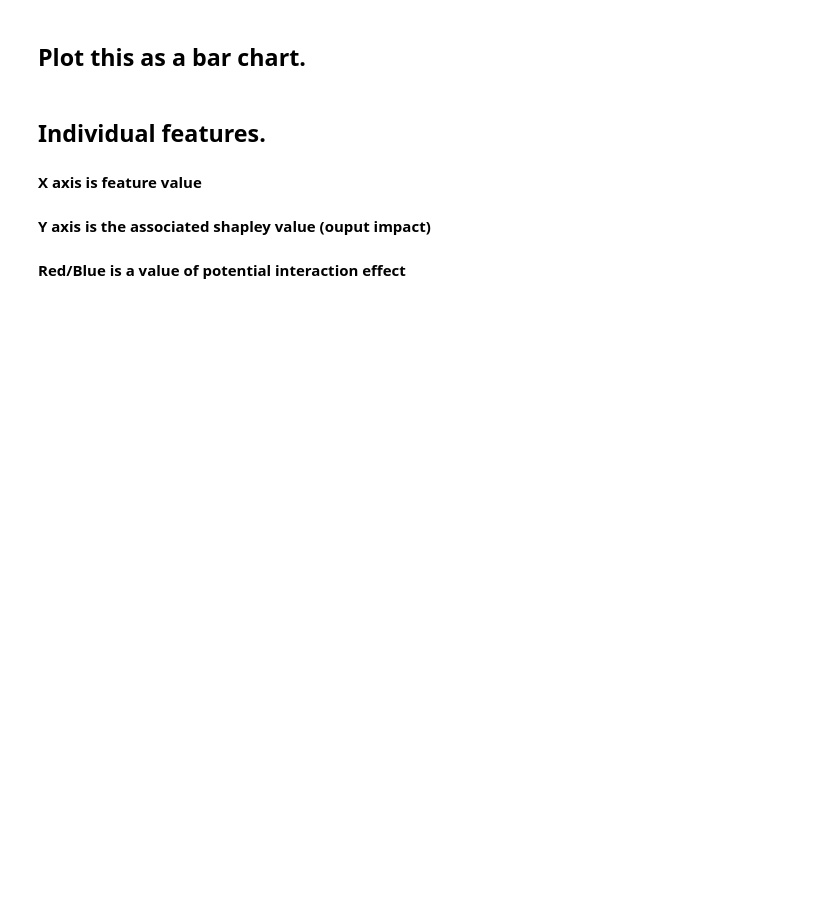
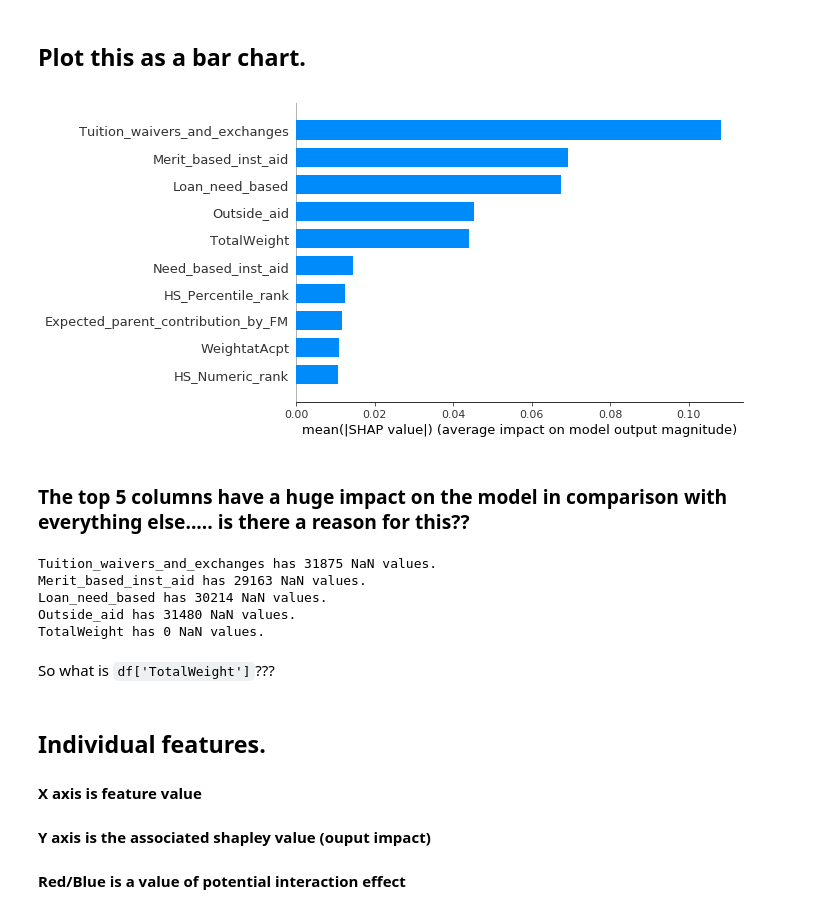
Before and after one commit to stibbs1998/Siena-Admissions-Internship, a Jupyter notebook: notebooks/014-st-feature_importance.ipynb, the cells around one changed output. Saved outputs shown, nothing was run; the diff lists cells and outputs as text; code cells hidden in the pictures; blank space fills up the shorter version.

```diff
--- a/notebooks/014-st-feature_importance.ipynb
+++ b/notebooks/014-st-feature_importance.ipynb
@@ -85,10 +98,25 @@ plt.savefig("../reports/figures/feature_importance/shapley_summary.png")
 # %% [markdown]
 ## Plot this as a bar chart.
 # %%
-shap.summary_plot(shap_values, X, max_display=10, show=False,
+shap.summary_plot(shap_values, X, max_display=10, show=True,
                   plot_type='bar')
-plt.tight_layout()
-plt.savefig("../reports/figures/feature_importance/shapley_summary_bar.png")
+# plt.tight_layout()
+# plt.savefig("../reports/figures/feature_importance/shapley_summary_bar.png")
+# %% [output]
+[figure, added]
+# %% [markdown]
+### The top 5 columns have a **huge** impact on the model in comparison with everything else..... is there a reason for this??
+# %%
+for col in ['Tuition_waivers_and_exchanges','Merit_based_inst_aid','Loan_need_based','Outside_aid','TotalWeight']:
+    print(col, "has %d NaN values." % df[col].isna().sum()  )
+# %% [output]
+Tuition_waivers_and_exchanges has 31875 NaN values.
+Merit_based_inst_aid has 29163 NaN values.
+Loan_need_based has 30214 NaN values.
+Outside_aid has 31480 NaN values.
+TotalWeight has 0 NaN values.
+# %% [markdown]
+So what is `df['TotalWeight']`???
 # %% [markdown]
 ## Individual features.
 
```
Also changed, not shown: parts of 6 cells of this notebook.
